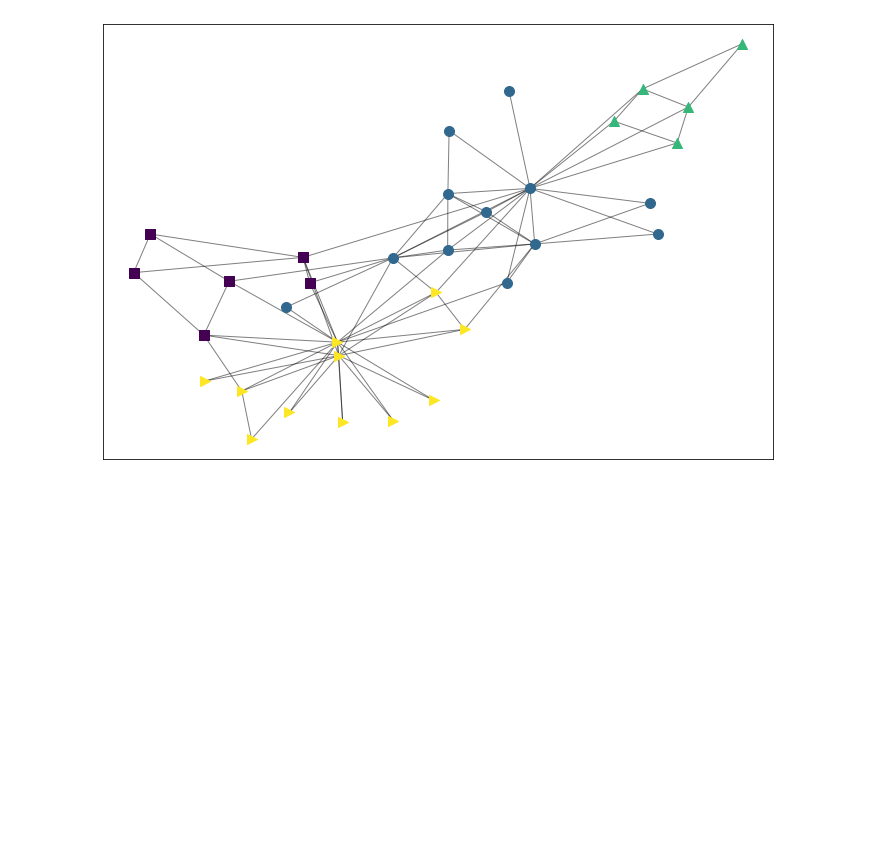
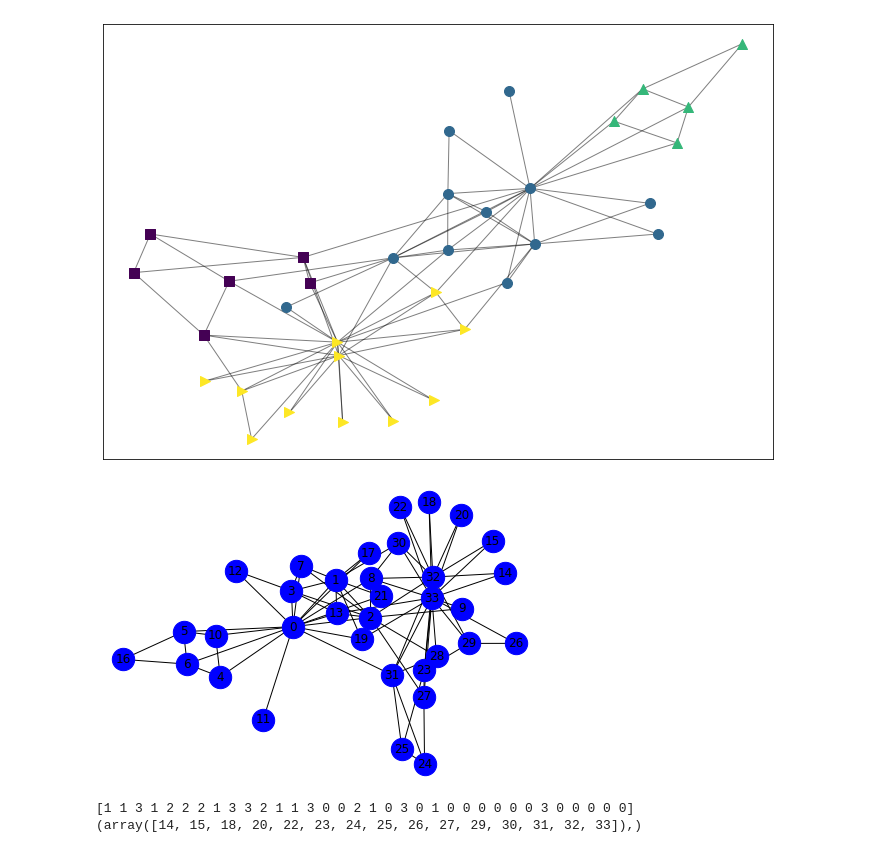
Before and after one commit to mamintoosi-papers-codes/ClusterGCN, a Jupyter notebook: karate.ipynb, the cells around one changed output. Cells and saved outputs as stored; diff of their text form; code cells hidden in the pictures; blank space fills up the shorter version.

```diff
--- a/karate.ipynb
+++ b/karate.ipynb
@@ -24,3 +24,35 @@ for node, color in partition.items():
                            node_shape=shapes[color])
 # %% [output]
 [figure]
+# %%
+# help to draw https://networkx.github.io/documentation/networkx-1.9/examples/drawing/labels_and_colors.html
+nx.draw(G,with_labels = True,node_color='b',node_size=500);
+
+from node2vec import Node2Vec
+# Generate walks
+node2vec = Node2Vec(G, dimensions=2, walk_length=20, num_walks=10,workers=4)
+# Learn embeddings
+model = node2vec.fit(window=10, min_count=1)
+#model.wv.most_similar('1')
+model.wv.save_word2vec_format("tmp/embedding.emb") #save the embedding in file embedding.emb
+# %% [output]
+[figure, added]
+# %%
+from sklearn.cluster import KMeans
+import numpy as np
+
+
+X = np.loadtxt("tmp/embedding.emb", skiprows=1) # load the embedding of the nodes of the graph
+#print(X)
+# sort the embedding based on node index in the first column in X
+X=X[X[:,0].argsort()];
+#print(X)
+Z=X[0:X.shape[0],1:X.shape[1]]; # remove the node index from X and save in Z
+
+kmeans = KMeans(n_clusters=4, random_state=0).fit(Z) # apply kmeans on Z
+labels=kmeans.labels_  # get the cluster labels of the nodes.
+print(labels)
+print(np.where(labels==0))
+# %% [output]
+[1 1 3 1 2 2 2 1 3 3 2 1 1 3 0 0 2 1 0 3 0 1 0 0 0 0 0 0 3 0 0 0 0 0]
+(array([14, 15, 18, 20, 22, 23, 24, 25, 26, 27, 29, 30, 31, 32, 33]),)
```
Also changed, not shown: parts of 8 cells of this notebook, 2 other files.
